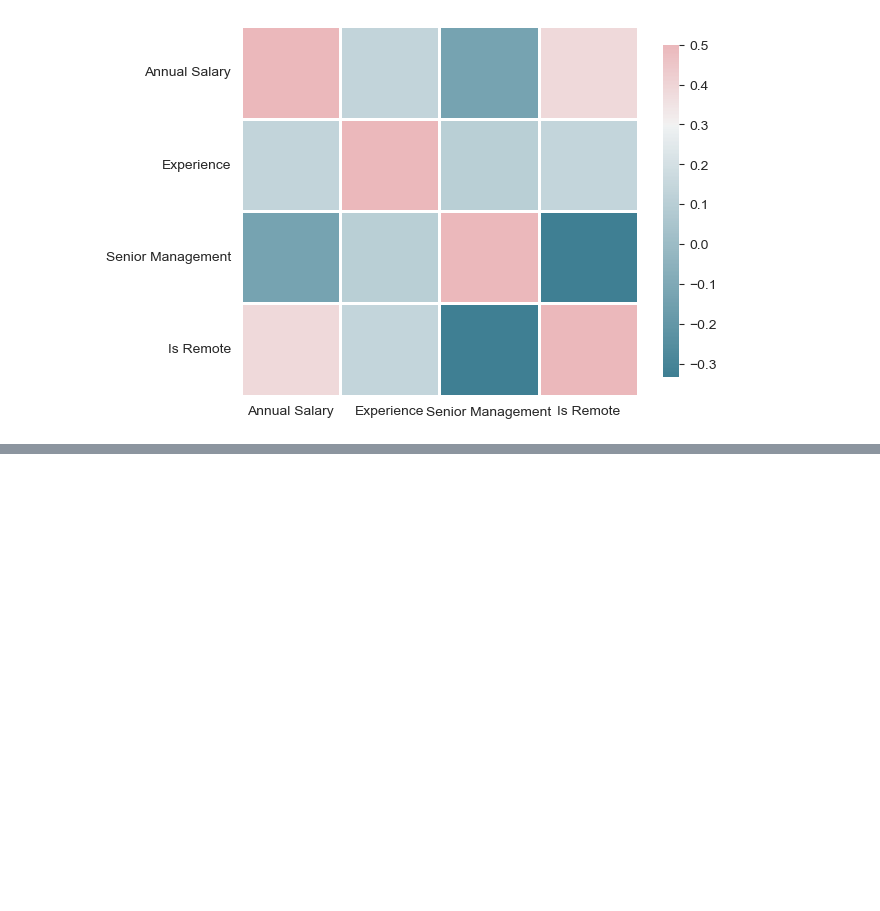
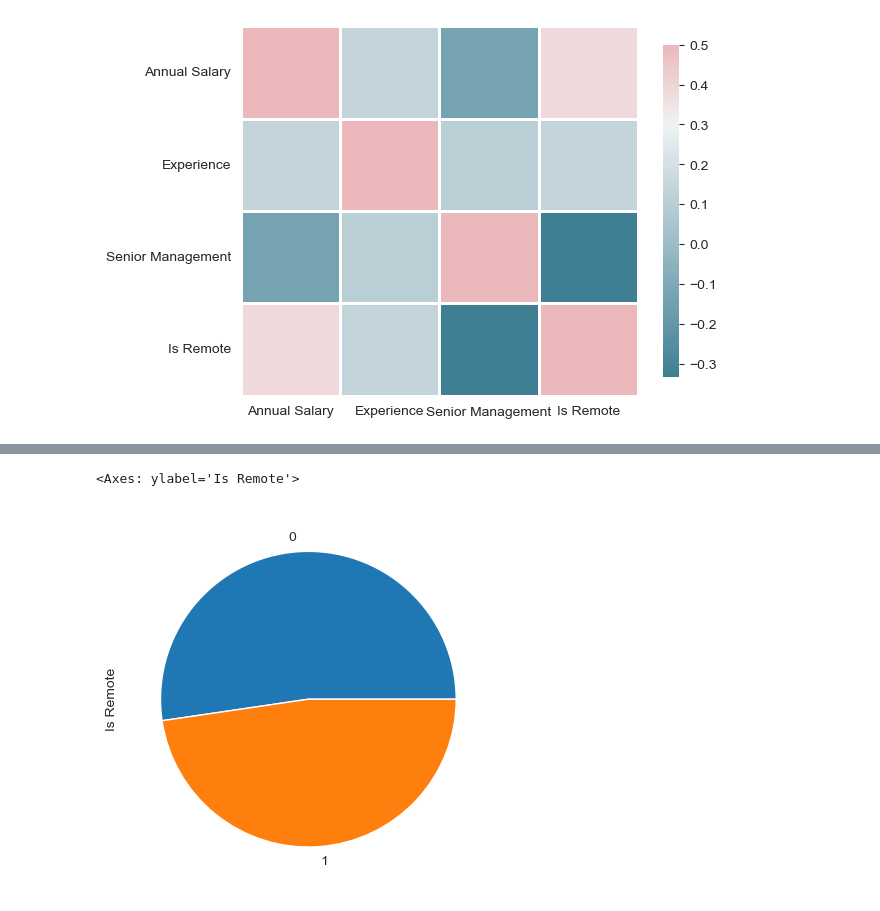
Before and after one commit to avichai504/Salary_Prediction_Project, a Jupyter notebook: graphing & intonation.ipynb, the cells around one changed output, grey strips where cells are left out. Cells and saved outputs as stored; diff of their text form; code cells hidden in the pictures; blank space fills up the shorter version.

```diff
--- a/graphing & intonation.ipynb
+++ b/graphing & intonation.ipynb
@@ -65,0 +90,5 @@ sns.heatmap(data, vmax=.5, center=0.3, cmap=cmap,square=False, linewidths=0.9, c
+# %%
+df['Is Remote'].value_counts().plot(kind='pie')
+# %% [output]
+<Axes: ylabel='Is Remote'>
+[figure, added]
```
Also changed, not shown: parts of 7 cells of this notebook, 7 other files.
